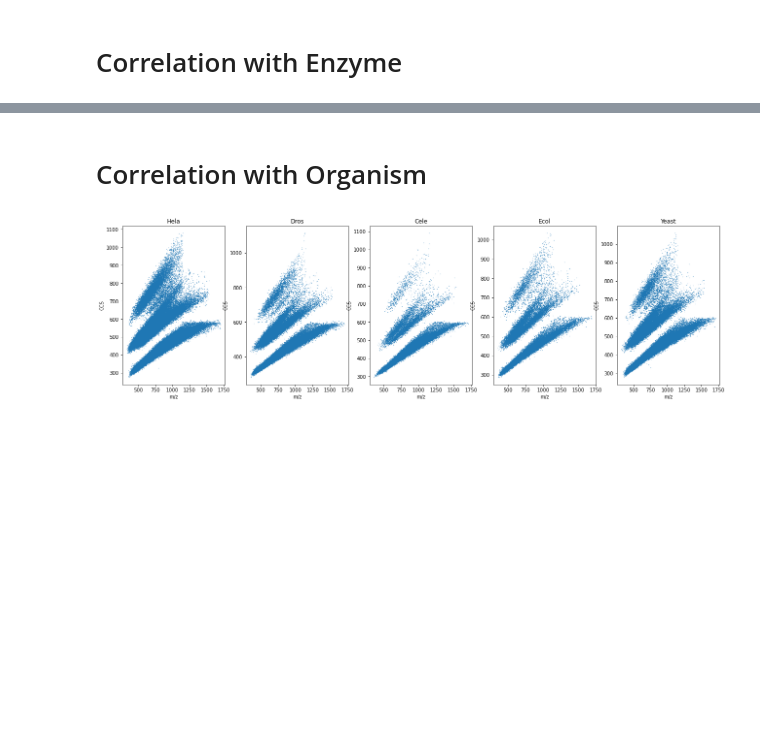
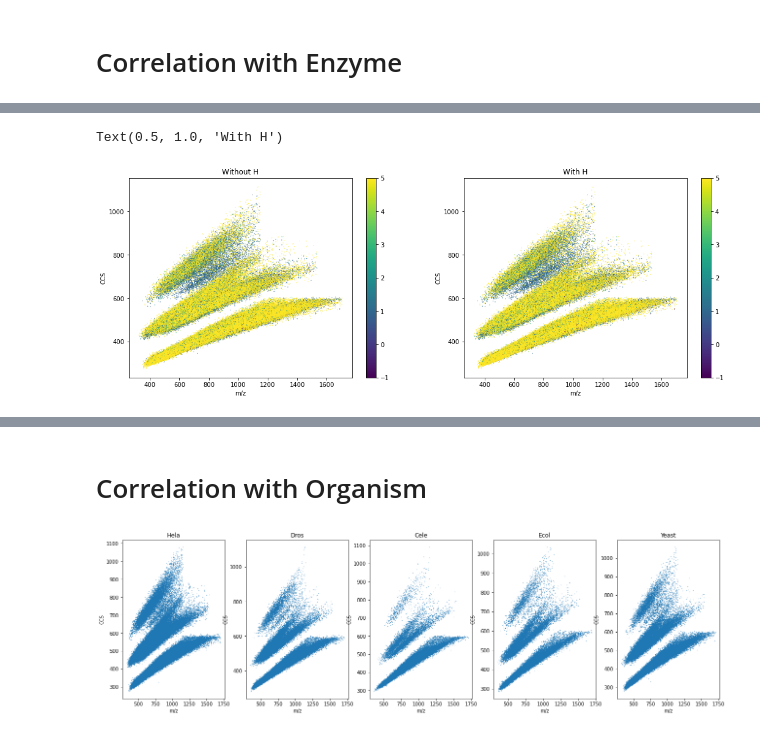
Before and after one commit to jlrestrepol/ccs, a Jupyter notebook: code/populations_separation.ipynb, the cells around one changed output, grey strips where cells are left out. Saved outputs shown, nothing was run; the diff lists cells and outputs as text; code cells hidden in the pictures; blank space fills up the shorter version.

```diff
--- a/code/populations_separation.ipynb
+++ b/code/populations_separation.ipynb
@@ -36,0 +50,15 @@ for i, (ax, dfi) in enumerate(zip(ax_list,[Lysc, Lysn, Trip])):
+# %%
+def getMinPosChargeDistance(peptideSequence, histidine=False, max_value=5):
+    positiveAAs = {'K', 'R'}
+    if histidine:
+        positiveAAs.add('H')
+    minDistance = -1
+    i = -1
+    for j in range(len(peptideSequence)):
+        if peptideSequence[j] in positiveAAs:
+            if minDistance == -1:
+                minDistance = j - i
+            else:
+                minDistance = min(minDistance, j - i)
+            i = j
+    return min(minDistance, max_value)
@@ -36,0 +75,5 @@ for i, (ax, dfi) in enumerate(zip(ax_list,[Lysc, Lysn, Trip])):
+# %%
+df1_um = df1[df1['Modified sequence'].str.find("(")==-1]
+# %%
+df1_um['MinPosDistance'] = df1_um['Modified sequence'].apply(getMinPosChargeDistance)
+df1_um['MinPosDistance_Hist'] = df1_um['Modified sequence'].apply(getMinPosChargeDistance, histidine=False)
@@ -36,0 +90,17 @@ for i, (ax, dfi) in enumerate(zip(ax_list,[Lysc, Lysn, Trip])):
+# %%
+fig, ax = plt.subplots(nrows=1, ncols=2, figsize=(18,6))
+
+scatter = ax[0].scatter(df1_um['m/z'], df1_um['CCS'], s=0.1, c = df1_um['MinPosDistance'])
+ax[0].set_xlabel('m/z')
+ax[0].set_ylabel('CCS')
+fig.colorbar(scatter, ax = ax[0])
+ax[0].set_title('Without H')
+
+scatter = ax[1].scatter(df1_um['m/z'], df1_um['CCS'], s=0.1, c = df1_um['MinPosDistance_Hist'])
+ax[1].set_xlabel('m/z')
+ax[1].set_ylabel('CCS')
+fig.colorbar(scatter, ax = ax[1])
+ax[1].set_title('With H')
+# %% [output]
+Text(0.5, 1.0, 'With H')
+[figure, added]
```
Also changed, not shown: parts of 26 cells of this notebook.
